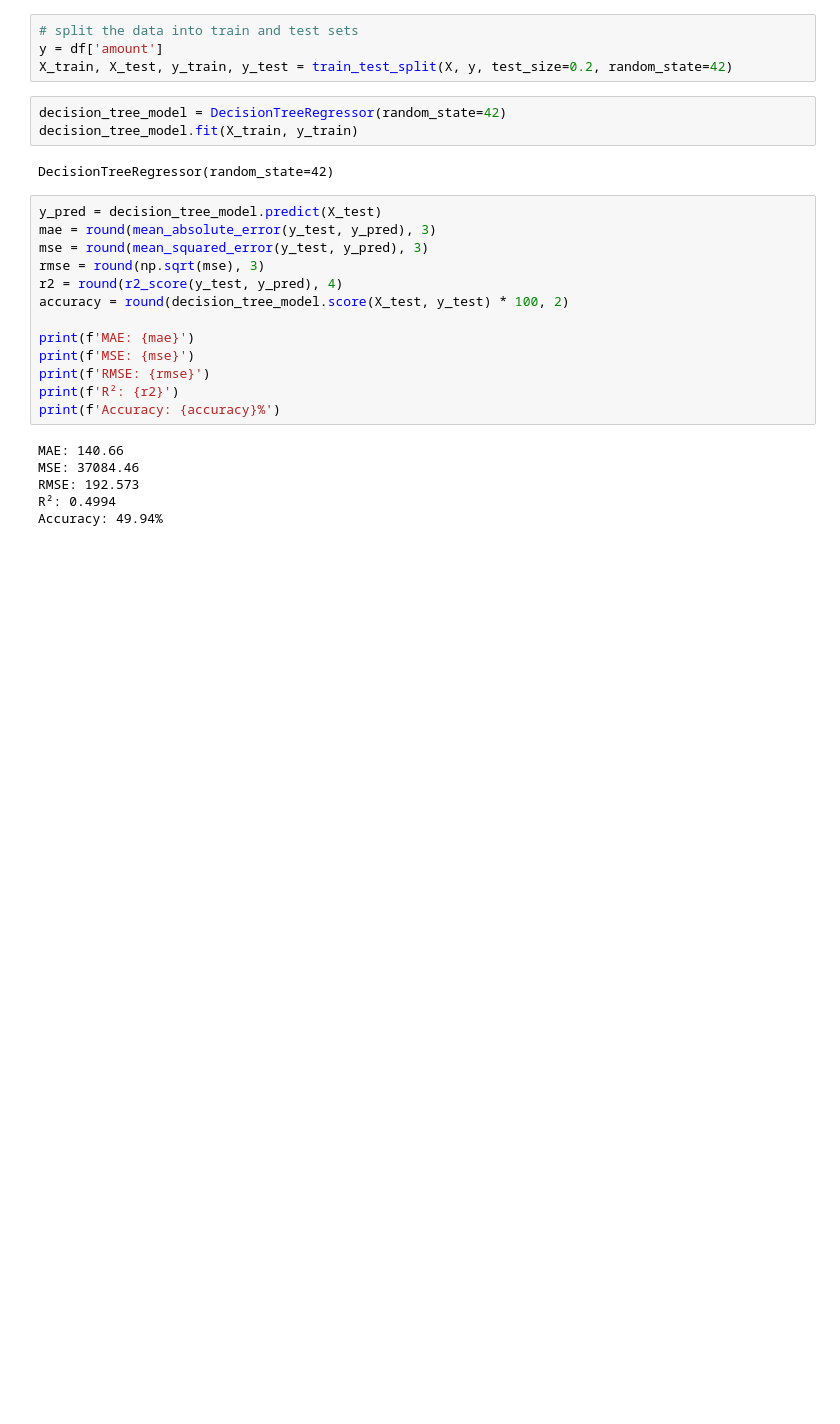
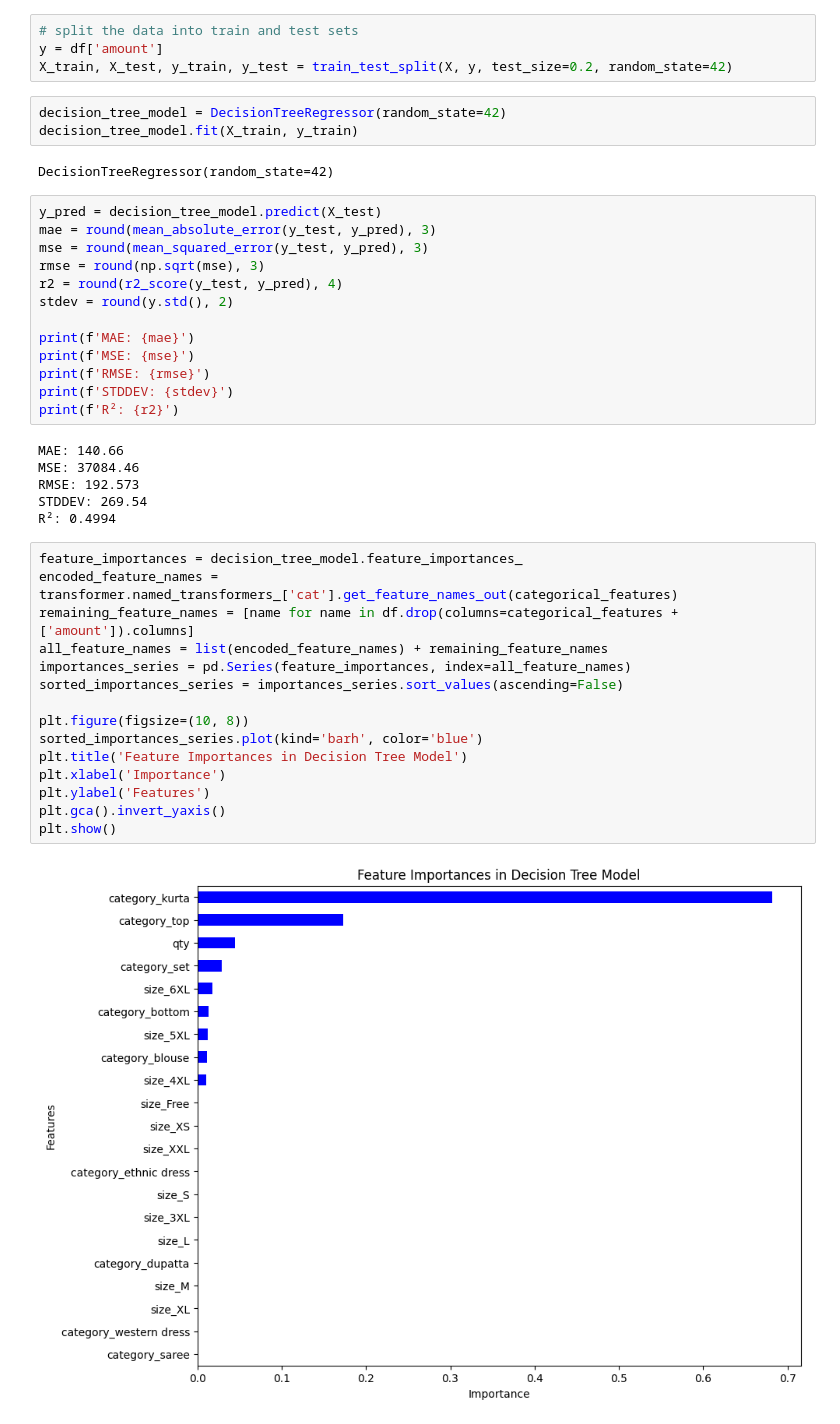
Before and after one commit to jesab/ml_assignment_1, a Jupyter notebook: Assignment2.ipynb, the cells around one changed output. Drawn from its saved outputs; the diff is of its cells as text; blank space fills up the shorter version.

```diff
--- a/Assignment2.ipynb
+++ b/Assignment2.ipynb
@@ -258,16 +285,33 @@ mae = round(mean_absolute_error(y_test, y_pred), 3)
 mse = round(mean_squared_error(y_test, y_pred), 3)
 rmse = round(np.sqrt(mse), 3)
 r2 = round(r2_score(y_test, y_pred), 4)
-accuracy = round(decision_tree_model.score(X_test, y_test) * 100, 2)
+stdev = round(y.std(), 2)
 
 print(f'MAE: {mae}')
 print(f'MSE: {mse}')
 print(f'RMSE: {rmse}')
+print(f'STDDEV: {stdev}')
 print(f'R²: {r2}')
-print(f'Accuracy: {accuracy}%')
 # %% [output]
 MAE: 140.66
 MSE: 37084.46
 RMSE: 192.573
+STDDEV: 269.54
 R²: 0.4994
-Accuracy: 49.94%
+# %%
+feature_importances = decision_tree_model.feature_importances_
+encoded_feature_names = transformer.named_transformers_['cat'].get_feature_names_out(categorical_features)
+remaining_feature_names = [name for name in df.drop(columns=categorical_features + ['amount']).columns]
+all_feature_names = list(encoded_feature_names) + remaining_feature_names
+importances_series = pd.Series(feature_importances, index=all_feature_names)
+sorted_importances_series = importances_series.sort_values(ascending=False)
+
+plt.figure(figsize=(10, 8))
+sorted_importances_series.plot(kind='barh', color='blue')
+plt.title('Feature Importances in Decision Tree Model')
+plt.xlabel('Importance')
+plt.ylabel('Features')
+plt.gca().invert_yaxis()
+plt.show()
+# %% [output]
+[figure, added]
```
Also changed, not shown: parts of 24 cells of this notebook.
